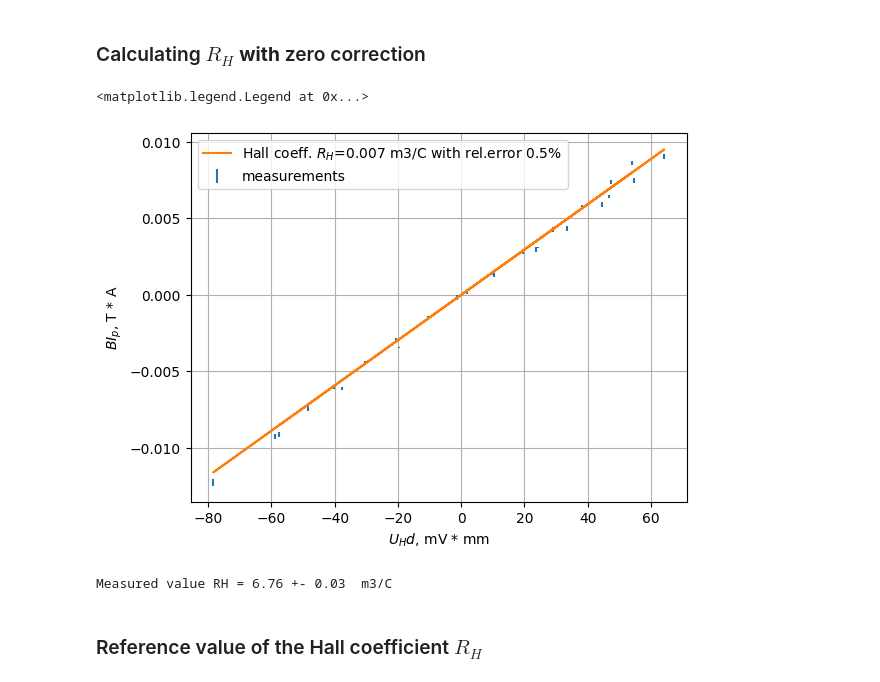
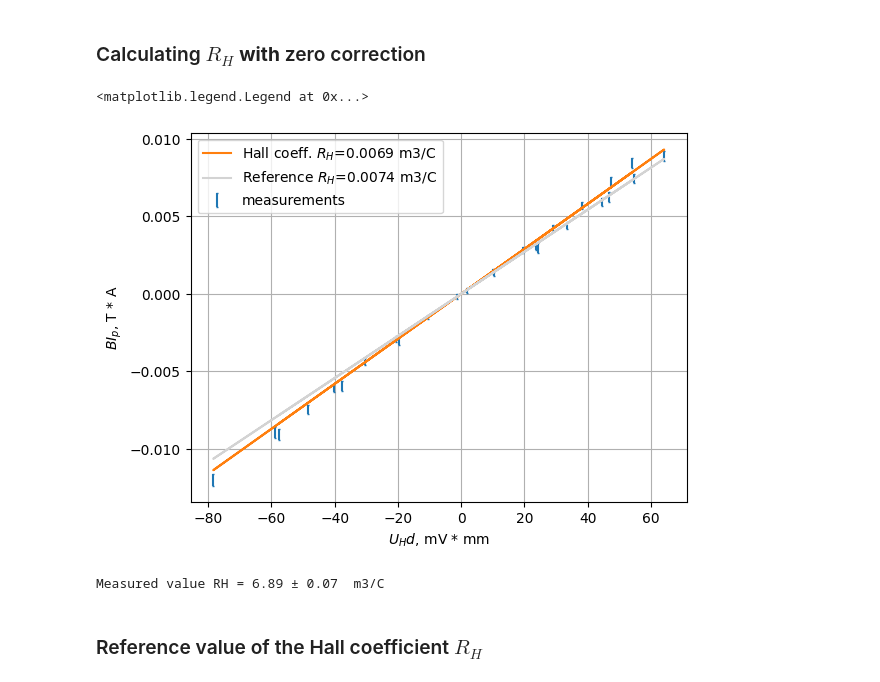
Before and after one commit to evgeny-kolonsky/Lab4, a Jupyter notebook: Hall/Hall_zeroB_measurements.ipynb, the cells around one changed output. Cells and saved outputs as stored; diff of their text form; code cells hidden in the pictures.

```diff
--- a/Hall/Hall_zeroB_measurements.ipynb
+++ b/Hall/Hall_zeroB_measurements.ipynb
@@ -183,10 +190,13 @@ Up *= 1e-3
 Uh *= 1e-3
 B *= -1e-3
 
+# uncertaities
+Ip_err = 1e-3 #mA
+Ip_rel = Ip_err / Ip
+U_err = 1e3 #mV
+Uh_rel = U_err / Up
 B_err = 5e-3 # let's assume error in B is 5 mT
-B_rel = np.abs(B_err / B)
-Ip_err = 1e-3 # let's assume error in Ip is 1 mA
-Ip_rel = np.abs(Ip_err / Ip)
+B_rel = B_err / B
 # %% [markdown]
 ### Calculating $R_H$ **without** zero correction
 # %%
@@ -212,34 +222,39 @@ plt.legend()
 # %%
 # hall voltage zero correction
 Uh_ = Uh - beta * Up - U0
 
-# Accuracy of Ip value could be improved, since potential voltage is measured accurately
-Ip_ = fit_conductivity.intercept + fit_conductivity.slope * Up
 
-y = B * Ip_
+y = B * Ip
 # relative error
-y_rel = B_rel
+y_rel = np.sqrt(B_rel**2 + Ip_rel**2)
 y_err = np.abs(y * y_rel)
 # Error by x is negligible
 x = Uh_ * d
 k, k_error  = weighted_average(y/x, y_err/x)
 k_rel = np.abs(k_error / k)
 RH = 1 / k
 RH_err =  RH * k_rel
 
-plt.errorbar(x*1e6, y, yerr=y_err, linestyle='', label='measurements')
-plt.plot(x*1e6, (k * x), label=fr'Hall coeff. $R_H$={RH:.3f} m3/C with rel.error {k_rel*100:.1f}%')
+plt.errorbar(x*1e6, y, yerr=y_err,  capsize=1, linestyle='', label='measurements')
+plt.plot(x*1e6, (k * x), label=fr'Hall coeff. $R_H$={RH:.4f} m3/C')
 plt.grid()
 plt.ylabel(r'$B I_p$, T * A')
 plt.xlabel(r'$U_H d$, mV * mm')
+
+
+# reference
+RH_ref = 7.37e-3
+k_ref = 1/ RH_ref
+plt.plot(x*1e6, k_ref*x, label=fr'Reference $R_H$={RH_ref:.4f} m3/C', color='lightgray')
+
 plt.legend()
 # %% [output]
 <matplotlib.legend.Legend at 0x...>
-[figure, old version]
+[figure, new version]
 # %%
-print(f'Measured value RH = {RH*1e3:.2f} +- {RH_err*1e3:.2f}  m3/C')
+print(f'Measured value RH = {RH*1e3:.2f} ± {RH_err*1e3:.2f}  m3/C')
 # %% [output]
-Measured value RH = 6.76 +- 0.03  m3/C
+Measured value RH = 6.89 ± 0.07  m3/C
 # %% [markdown]
 ### Reference value of the Hall coefficient $R_H$
 # %% [markdown]
```
Also changed, not shown: parts of 3 cells of this notebook.
